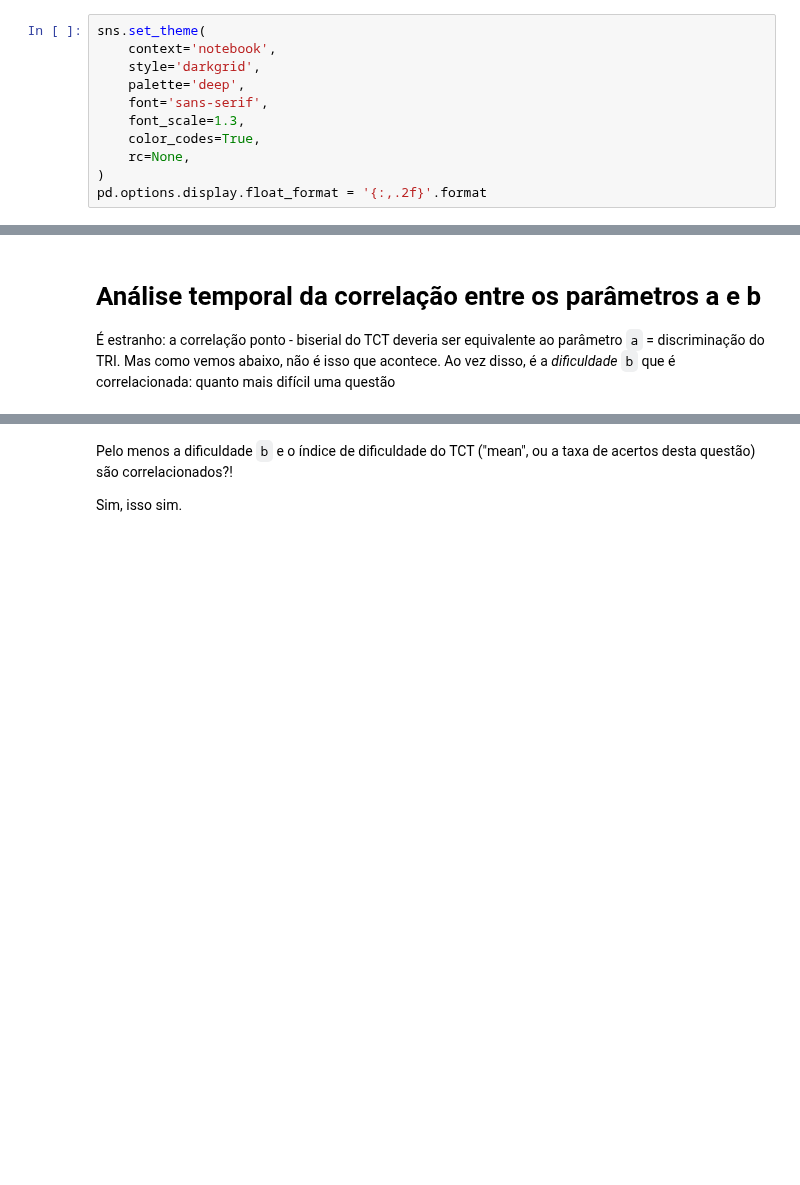
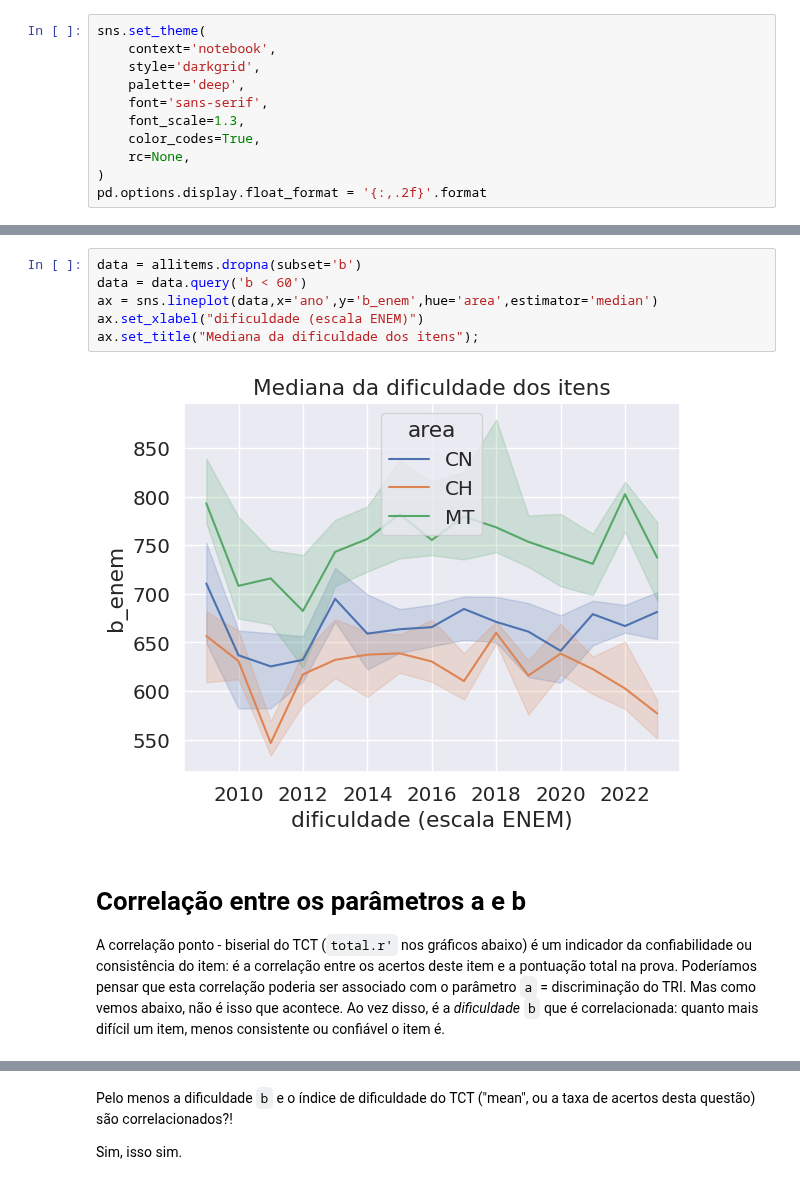
Before and after one commit to atp/enem, a Jupyter notebook: public/Visualização do parâmetros do ENEM.ipynb, the cells around one changed output, grey strips where cells are left out. Saved outputs shown, nothing was run; the diff lists cells and outputs as text; blank space fills up the shorter version.

```diff
--- a/public/Visualização do parâmetros do ENEM.ipynb
+++ b/public/Visualização do parâmetros do ENEM.ipynb
@@ -112,6 +114,14 @@ for ax in g.axes.flat:
+# %%
+data = allitems.dropna(subset='b')
+data = data.query('b < 60')
+ax = sns.lineplot(data,x='ano',y='b_enem',hue='area',estimator='median')
+ax.set_xlabel("dificuldade (escala ENEM)")
+ax.set_title("Mediana da dificuldade dos itens");
+# %% [output]
+[figure, added]
 # %% [markdown]
-# Análise temporal da correlação entre os parâmetros a e b
-É estranho: a correlação ponto - biserial do TCT deveria ser equivalente ao parâmetro `a` = discriminação do TRI. Mas como vemos abaixo, não é isso que acontece. Ao vez disso, é a *dificuldade* `b` que é correlacionada: quanto mais difícil uma questão
+# Correlação entre os parâmetros a e b
+A correlação ponto - biserial do TCT (`total.r'` nos gráficos abaixo) é um indicador da confiabilidade ou consistência do item: é a correlação entre os acertos deste item e a pontuação total na prova. Poderíamos pensar que esta correlação poderia ser associado com o parâmetro `a` = discriminação do TRI. Mas como vemos abaixo, não é isso que acontece. Ao vez disso, é a *dificuldade* `b` que é correlacionada: quanto mais difícil um item, menos consistente ou confiável o item é.
 # %%
 #Análise temporal da correlação entre os parâmetros a e b
 print(len(allitems))
```
Also changed, not shown: parts of 17 cells of this notebook, 8 other files.
